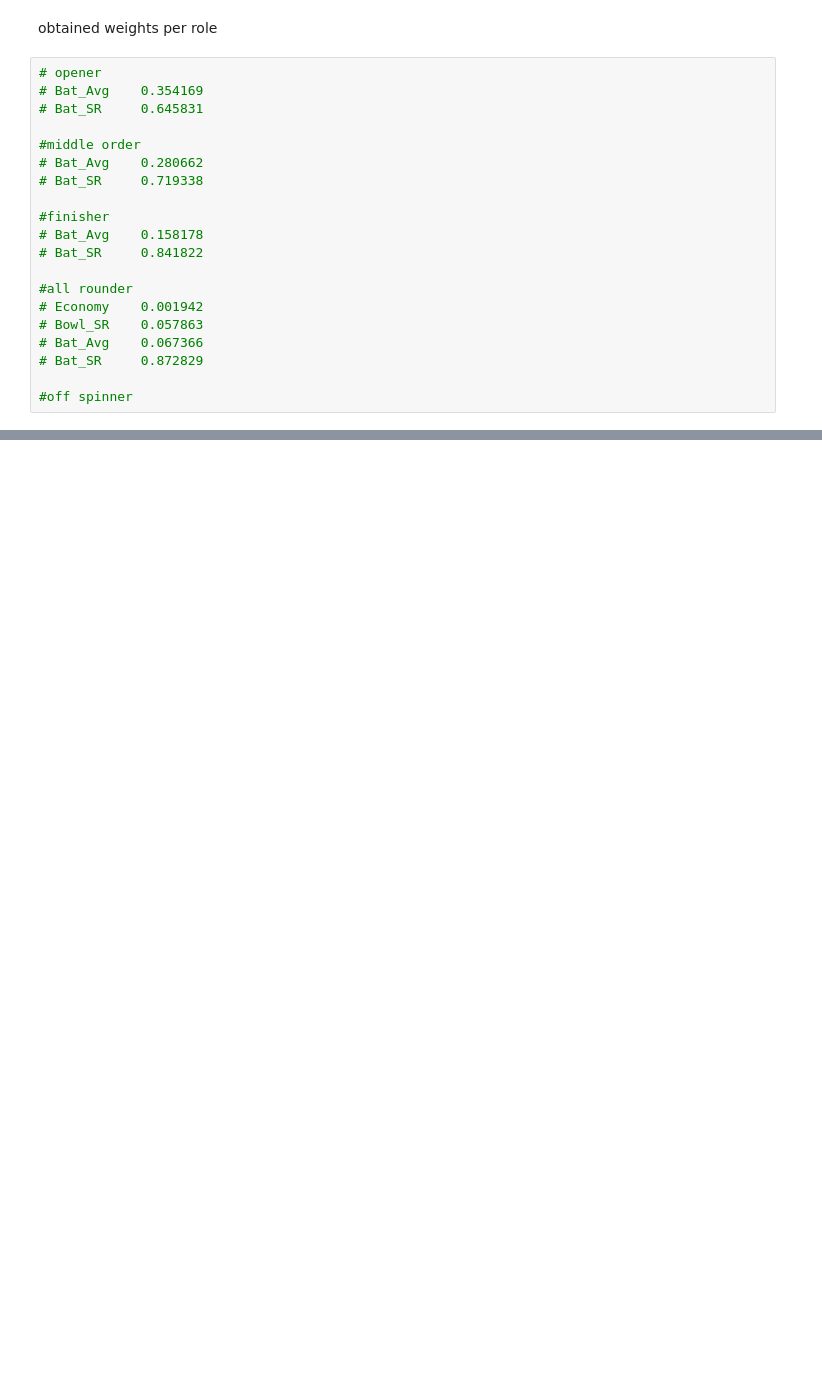
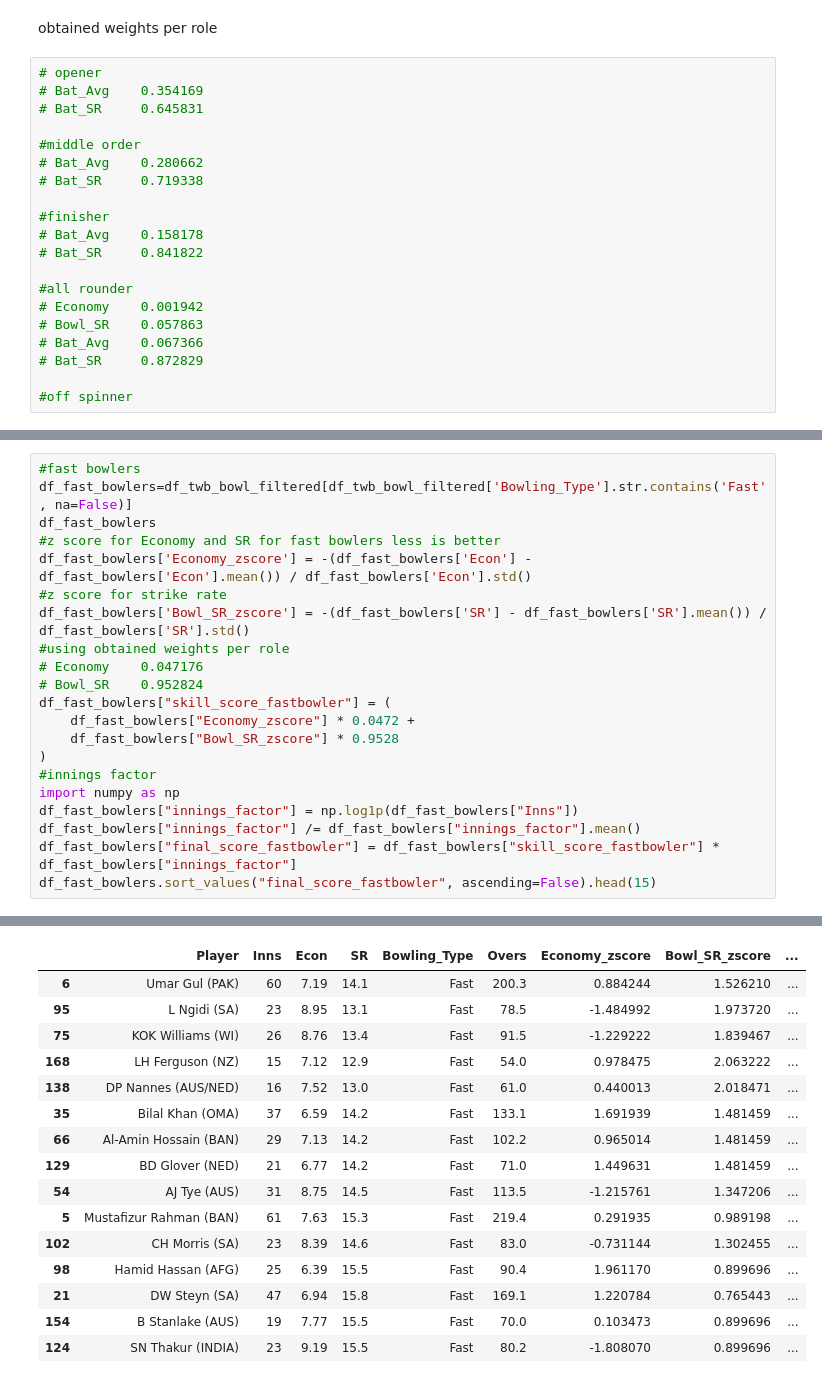
Before and after one commit to sunkenship2025/cricket-dataset-analysis, a Jupyter notebook: overall.ipynb, the cells around one changed output, grey strips where cells are left out. Saved outputs shown, nothing was run; the diff lists cells and outputs as text; blank space fills up the shorter version.

```diff
--- a/overall.ipynb
+++ b/overall.ipynb
@@ -1128,0 +1486,22 @@ df_twb_filtered.sort_values("final_score_finisher", ascending=False).head(10)
+# %%
+#fast bowlers
+df_fast_bowlers=df_twb_bowl_filtered[df_twb_bowl_filtered['Bowling_Type'].str.contains('Fast', na=False)]
+df_fast_bowlers
+#z score for Economy and SR for fast bowlers less is better
+df_fast_bowlers['Economy_zscore'] = -(df_fast_bowlers['Econ'] - df_fast_bowlers['Econ'].mean()) / df_fast_bowlers['Econ'].std()
+#z score for strike rate
+df_fast_bowlers['Bowl_SR_zscore'] = -(df_fast_bowlers['SR'] - df_fast_bowlers['SR'].mean()) / df_fast_bowlers['SR'].std()
+#using obtained weights per role
+# Economy    0.047176
+# Bowl_SR    0.952824
+df_fast_bowlers["skill_score_fastbowler"] = (
+    df_fast_bowlers["Economy_zscore"] * 0.0472 +
+    df_fast_bowlers["Bowl_SR_zscore"] * 0.9528
+)
+#innings factor
+import numpy as np
+df_fast_bowlers["innings_factor"] = np.log1p(df_fast_bowlers["Inns"])
+df_fast_bowlers["innings_factor"] /= df_fast_bowlers["innings_factor"].mean()
+df_fast_bowlers["final_score_fastbowler"] = df_fast_bowlers["skill_score_fastbowler"] * df_fast_bowlers["innings_factor"]
+df_fast_bowlers.sort_values("final_score_fastbowler", ascending=False).head(15)
+# %% [output]
@@ -1128,0 +1525,16 @@ df_twb_filtered.sort_values("final_score_finisher", ascending=False).head(10)
+|  | Player | Inns | Econ | SR | Bowling_Type | Overs | Economy_zscore | Bowl_SR_zscore | ... |
+| 6 | Umar Gul (PAK) | 60 | 7.19 | 14.1 | Fast | 200.3 | 0.884244 | 1.526210 | ... |
+| 95 | L Ngidi (SA) | 23 | 8.95 | 13.1 | Fast | 78.5 | -1.484992 | 1.973720 | ... |
+| 75 | KOK Williams (WI) | 26 | 8.76 | 13.4 | Fast | 91.5 | -1.229222 | 1.839467 | ... |
+| 168 | LH Ferguson (NZ) | 15 | 7.12 | 12.9 | Fast | 54.0 | 0.978475 | 2.063222 | ... |
+| 138 | DP Nannes (AUS/NED) | 16 | 7.52 | 13.0 | Fast | 61.0 | 0.440013 | 2.018471 | ... |
+| 35 | Bilal Khan (OMA) | 37 | 6.59 | 14.2 | Fast | 133.1 | 1.691939 | 1.481459 | ... |
+| 66 | Al-Amin Hossain (BAN) | 29 | 7.13 | 14.2 | Fast | 102.2 | 0.965014 | 1.481459 | ... |
+| 129 | BD Glover (NED) | 21 | 6.77 | 14.2 | Fast | 71.0 | 1.449631 | 1.481459 | ... |
+| 54 | AJ Tye (AUS) | 31 | 8.75 | 14.5 | Fast | 113.5 | -1.215761 | 1.347206 | ... |
+| 5 | Mustafizur Rahman (BAN) | 61 | 7.63 | 15.3 | Fast | 219.4 | 0.291935 | 0.989198 | ... |
+| 102 | CH Morris (SA) | 23 | 8.39 | 14.6 | Fast | 83.0 | -0.731144 | 1.302455 | ... |
+| 98 | Hamid Hassan (AFG) | 25 | 6.39 | 15.5 | Fast | 90.4 | 1.961170 | 0.899696 | ... |
+| 21 | DW Steyn (SA) | 47 | 6.94 | 15.8 | Fast | 169.1 | 1.220784 | 0.765443 | ... |
+| 154 | B Stanlake (AUS) | 19 | 7.77 | 15.5 | Fast | 70.0 | 0.103473 | 0.899696 | ... |
+| 124 | SN Thakur (INDIA) | 23 | 9.19 | 15.5 | Fast | 80.2 | -1.808070 | 0.899696 | ... |
```
Also changed, not shown: parts of 18 cells of this notebook, 19 other files.
